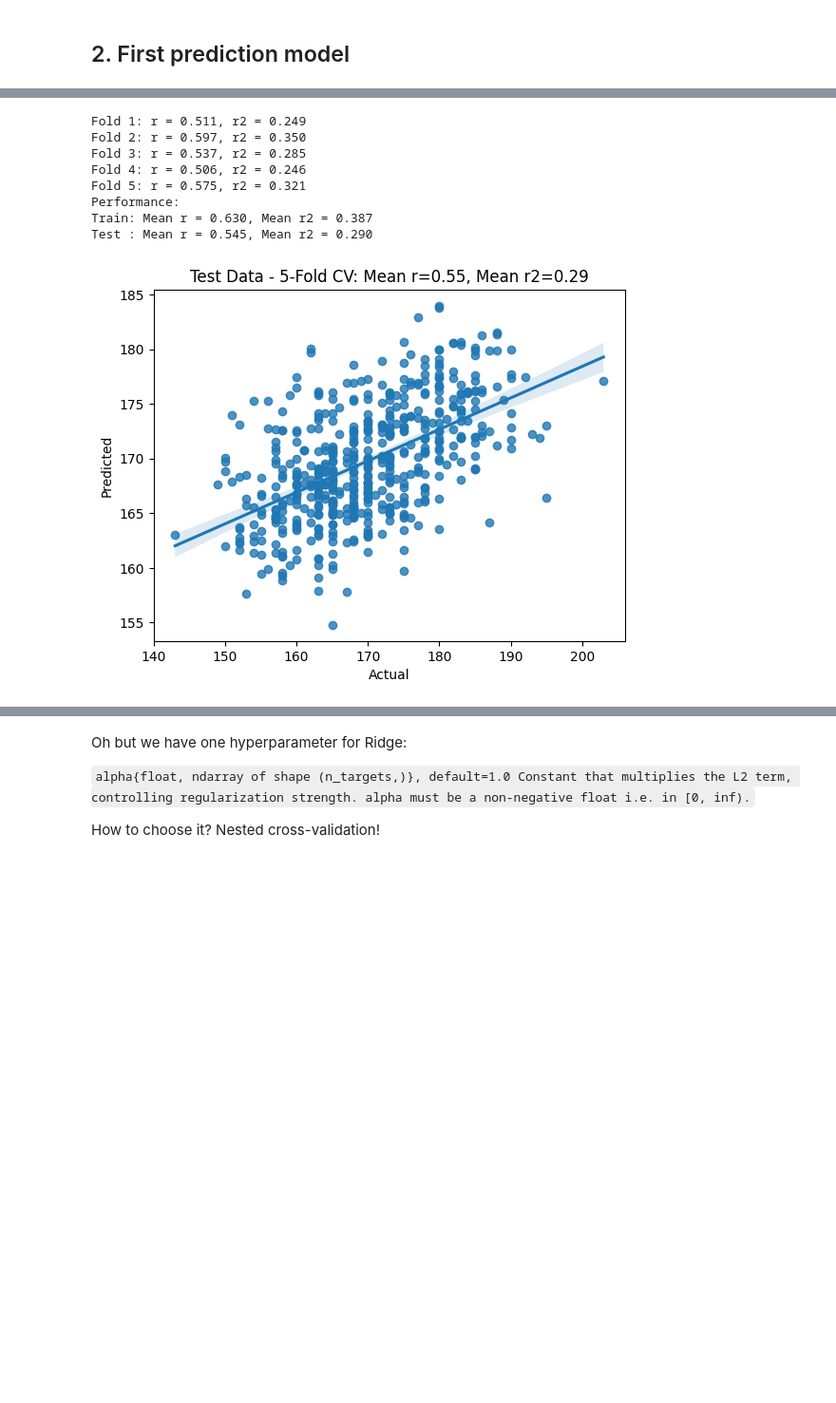
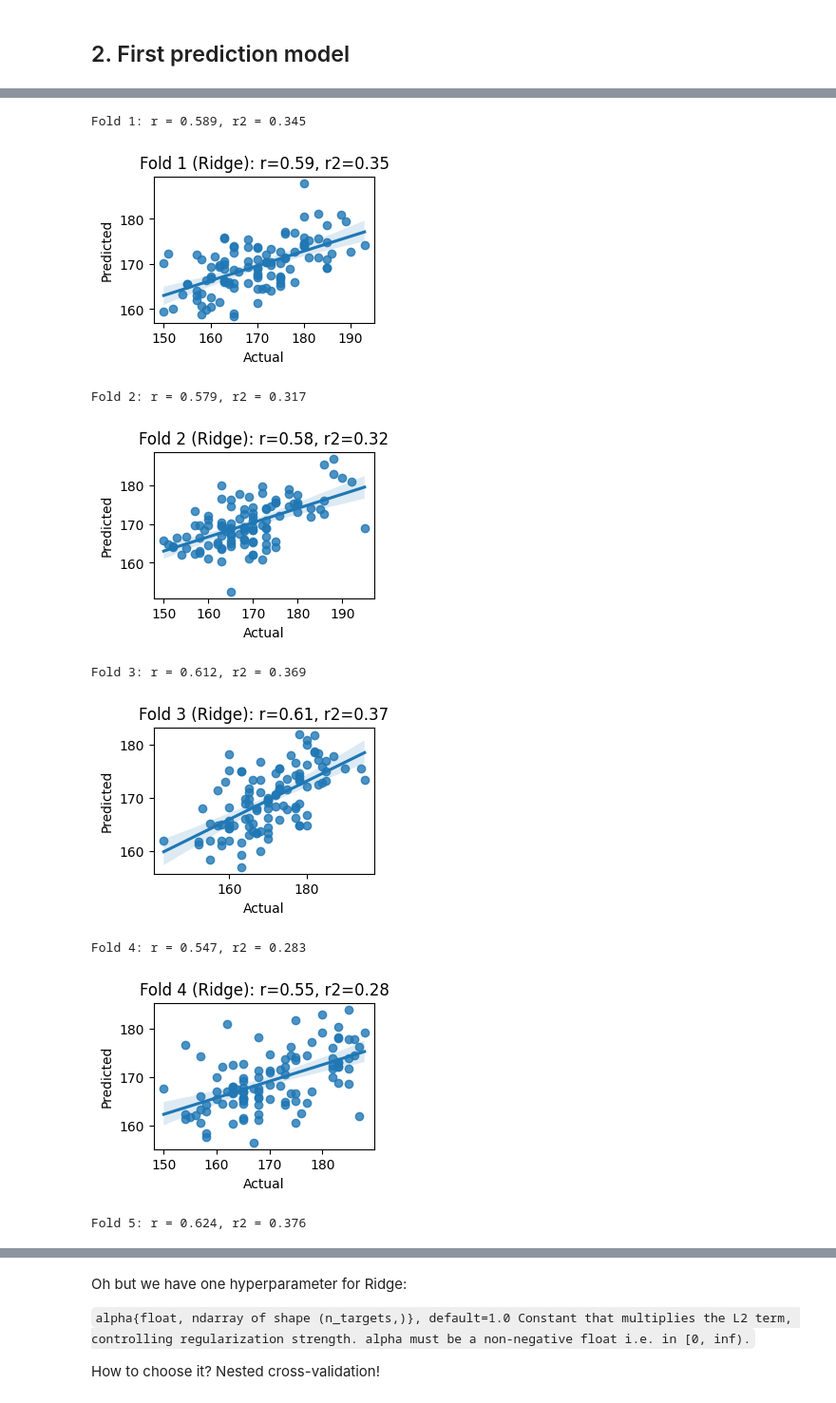
Before and after one commit to N-Nieto/OHBM_SEA-SIG_Educational_Course, a Jupyter notebook: 01_basic_ML/01_basic_ML.ipynb, the cells around one changed output, grey strips where cells are left out. Shown at 95% size. Cells and saved outputs as stored; diff of their text form; code cells hidden in the pictures; blank space fills up the shorter version.

```diff
--- a/01_basic_ML/01_basic_ML.ipynb
+++ b/01_basic_ML/01_basic_ML.ipynb
@@ -13,11 +13,11 @@ import matplotlib.pyplot as plt
 import seaborn as sns
 # %%
 # read the behavioural data
-df_behav = pd.read_csv("../data/cleaned_IXI_behavioural.csv", index_col=0)
+df_behav = pd.read_csv("cleaned_IXI_behavioural.csv", index_col=0)
 
 # get the imaging data: we will use gray matter volume (GMV)
 # of 100 cortical parcels from the Schaefer 100x17 parcellation
-df_GMV = pd.read_csv("../data/cleaned_VBM_GM_Schaefer100x17_mean_aggregation.csv", index_col=0)
+df_GMV = pd.read_csv("cleaned_VBM_GM_Schaefer100x17_mean_aggregation.csv", index_col=0)
 columns_GMV = df_GMV.columns.tolist()
 # %%
 # combine behavioural and GMV data
@@ -25,9 +25,12 @@ columns_GMV = df_GMV.columns.tolist()
 df_data = df_behav.join(df_GMV, how="inner")
 print(df_data.head())
 
-# filter height > 120 and < 210 (what are the units? what other values are there?)
-df_data = df_data[(df_data["HEIGHT"] > 120) & (df_data["HEIGHT"] < 210)]
-print(f"Number of subjects: {df_data.shape[0]}, Number of features: {len(columns_GMV)}")
+# histogram the height (our target variable) as a sanity check
+plt.hist(df_data["HEIGHT"], bins=30)
+plt.xlabel("Height (cm)")
+plt.ylabel("Frequency")
+plt.title("Distribution of Height")
+plt.show()
 # %% [output]
             SEX_ID (1=m, 2=f)  HEIGHT  WEIGHT         DOB  STUDY_DATE  \
 subjectID
@@ -142,65 +178,60 @@ from sklearn.model_selection import KFold
 outer_cv = KFold(n_splits=5, shuffle=True, random_state=1)
 
 # Store results
-all_true = []
-all_pred = []
 test_r_scores = []
 test_r2_scores = []
 train_r_scores = []
 train_r2_scores = []
 
 for fold, (train_index, test_index) in enumerate(outer_cv.split(df_data)):
+    # calling split on the KFold object returns
+    # indices for train and test sets
+    # use iloc to get the actual dataframes
     train_data = df_data.iloc[train_index]
     test_data = df_data.iloc[test_index]
 
     # Train Ridge model
     model = Ridge()
     model.fit(train_data[columns_GMV], train_data["HEIGHT"])
 
     # Predict
     y_pred = model.predict(test_data[columns_GMV])
     y_true = test_data["HEIGHT"].values
 
-    # Store for global plot
-    all_true.extend(y_true)
-    all_pred.extend(y_pred)
-
     # Evaluate
     test_r = np.corrcoef(y_true, y_pred)[0, 1]
     test_r2 = r2_score(y_true, y_pred)
     test_r_scores.append(test_r)
     test_r2_scores.append(test_r2)
 
     print(f"Fold {fold + 1}: r = {test_r:.3f}, r2 = {test_r2:.3f}")
+    # plot fold-wise performance
+    plt.figure(figsize=(3, 2))
+    sns.regplot(x=y_true, y=y_pred)
+    plt.xlabel("Actual")
+    plt.ylabel("Predicted")
+    plt.title(f"Fold {fold + 1} (Ridge): r={test_r:.2f}, r2={test_r2:.2f}")
+    plt.show()
 
     # Evaluate on the training data as well (do we overfit?)
     y_train_pred = model.predict(train_data[columns_GMV])
     y_train_true = train_data["HEIGHT"].values
     train_r = np.corrcoef(y_train_true, y_train_pred)[0, 1]
     train_r2 = r2_score(y_train_true, y_train_pred)
     train_r_scores.append(train_r)
     train_r2_scores.append(train_r2)
 
 # Print performance
-print('Performance:')
-print(f"Train: Mean r = {np.mean(train_r_scores):.3f}, Mean r2 = {np.mean(train_r2_scores):.3f}")
-print(f"Test : Mean r = {np.mean(test_r_scores):.3f}, Mean r2 = {np.mean(test_r2_scores):.3f}")
-
-# Overall plot
-sns.regplot(x=all_true, y=all_pred)
-plt.xlabel("Actual")
-plt.ylabel("Predicted")
-plt.title(
-    f"Test Data - 5-Fold CV: Mean r={np.mean(test_r_scores):.2f}, Mean r2={np.mean(test_r2_scores):.2f}"
-)
-plt.show()
+print('Ridge performance (k-fold CV):')
+print(f"Train: r = {np.mean(train_r_scores):.3f}, r2 = {np.mean(train_r2_scores):.3f}")
+print(f"Test : r = {np.mean(test_r_scores):.3f}, r2 = {np.mean(test_r2_scores):.3f}")
 # %% [output]
-Fold 1: r = 0.511, r2 = 0.249
-Fold 2: r = 0.597, r2 = 0.350
-Fold 3: r = 0.537, r2 = 0.285
-Fold 4: r = 0.506, r2 = 0.246
-Fold 5: r = 0.575, r2 = 0.321
-Performance:
-Train: Mean r = 0.630, Mean r2 = 0.387
-Test : Mean r = 0.545, Mean r2 = 0.290
+Fold 1: r = 0.589, r2 = 0.345
-[figure, old version]
+[figure, new version]
+Fold 2: r = 0.579, r2 = 0.317
+[figure, added]
+Fold 3: r = 0.612, r2 = 0.369
+[figure, added]
+Fold 4: r = 0.547, r2 = 0.283
+[figure, added]
+Fold 5: r = 0.624, r2 = 0.376
```
Also changed, not shown: parts of 21 cells of this notebook.
